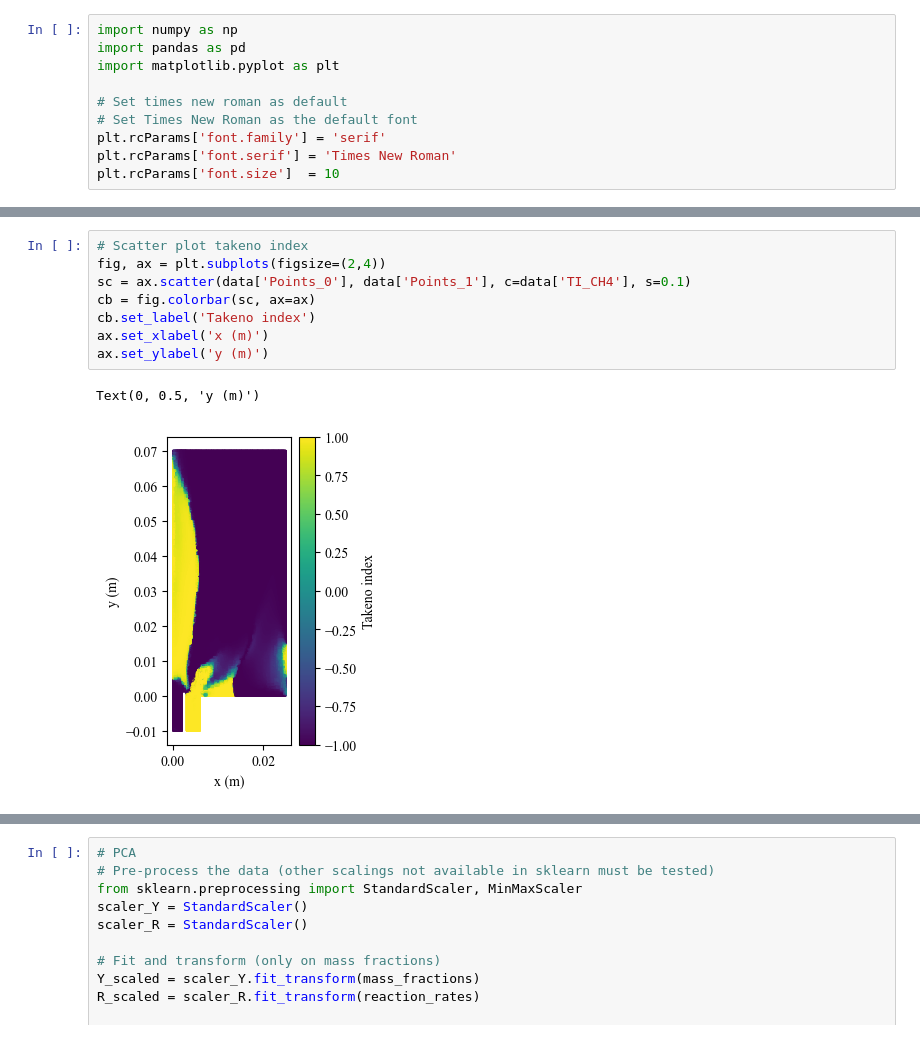
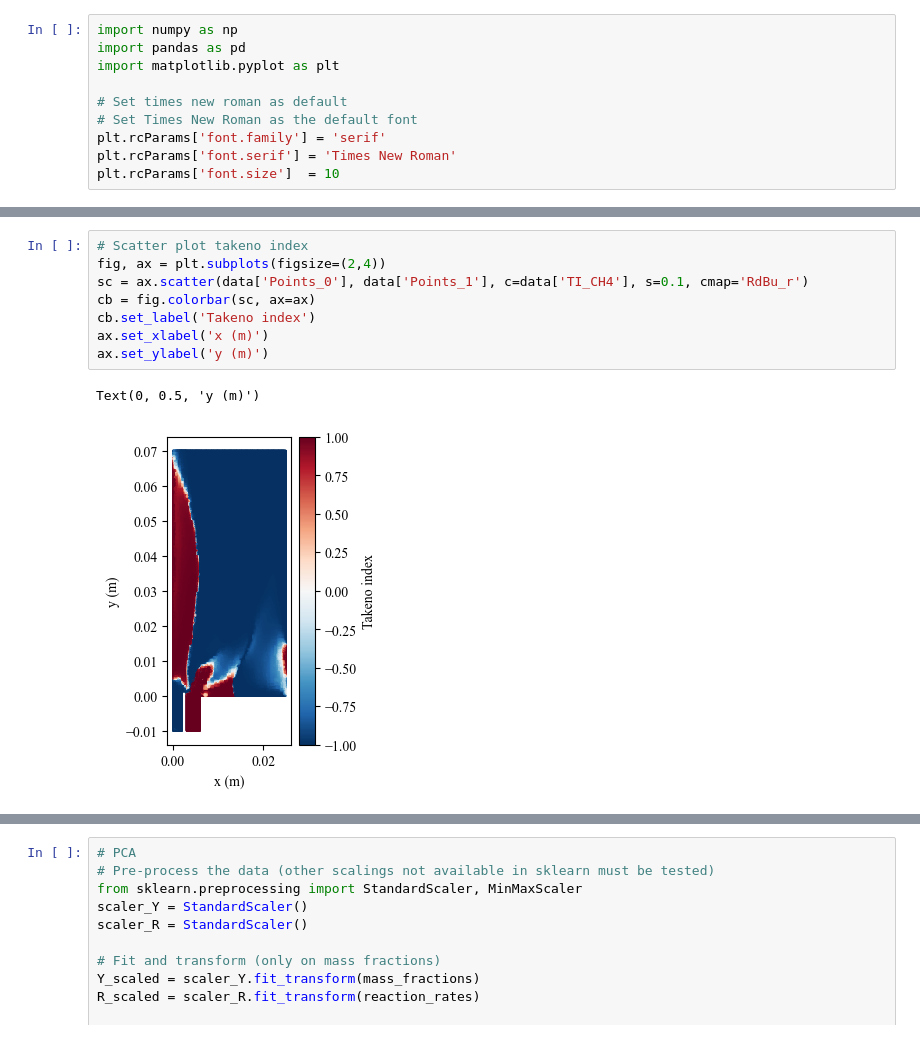
Before and after one commit to matteosavarese95/BSC_VQPCA, a Jupyter notebook: read_data.ipynb, the cells around one changed output, grey strips where cells are left out. Drawn from its saved outputs; the diff is of its cells as text.

```diff
--- a/read_data.ipynb
+++ b/read_data.ipynb
@@ -23,14 +28,14 @@ Index(['ELEMC', 'ELEMH', 'ELEMO', 'HRR', 'Points_0', 'Points_1', 'Points_2',
 # %%
 # Scatter plot takeno index
 fig, ax = plt.subplots(figsize=(2,4))
-sc = ax.scatter(data['Points_0'], data['Points_1'], c=data['TI_CH4'], s=0.1)
+sc = ax.scatter(data['Points_0'], data['Points_1'], c=data['TI_CH4'], s=0.1, cmap='RdBu_r')
 cb = fig.colorbar(sc, ax=ax)
 cb.set_label('Takeno index')
 ax.set_xlabel('x (m)')
 ax.set_ylabel('y (m)')
 # %% [output]
 Text(0, 0.5, 'y (m)')
-[figure, old version]
+[figure, new version]
 # %%
 # Extract mass fractions, temperature and reaction rates
 mass_fractions = data.filter(like='Y')
```
Also changed, not shown: parts of 5 cells of this notebook.
